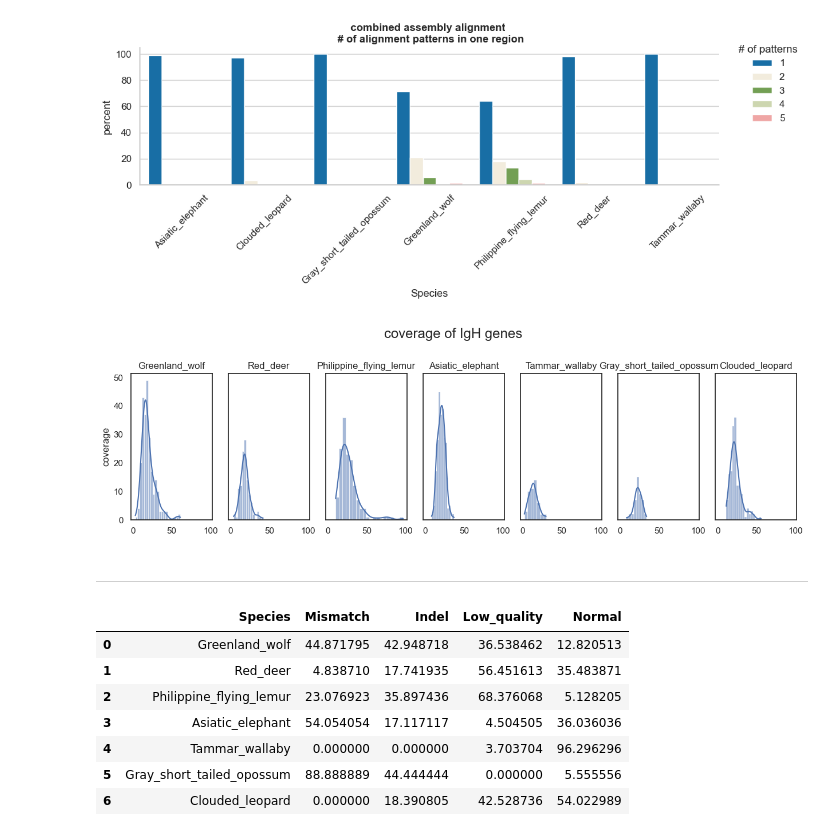
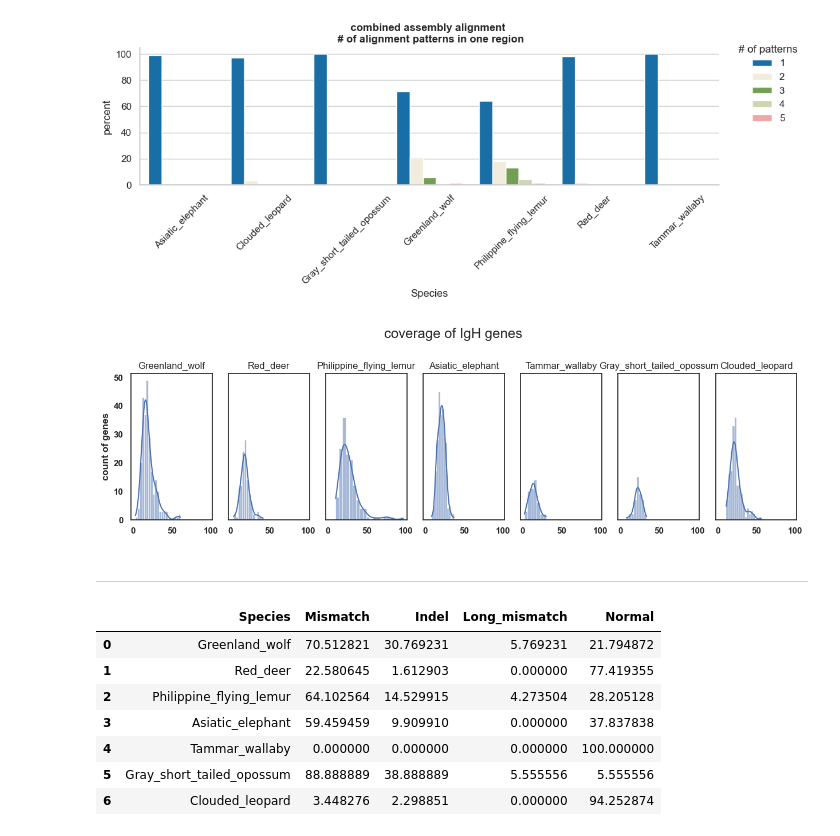
Before and after one commit to phylo-lab-usc/CloseRead_ig-assembly-eval, a Jupyter notebook: pri_comb_analysis.ipynb, the cells around one changed output. Drawn from its saved outputs; the diff is of its cells as text; code cells hidden in the pictures.

```diff
--- a/pri_comb_analysis.ipynb
+++ b/pri_comb_analysis.ipynb
@@ -127,52 +127,52 @@ plt.savefig("combined_pattern.svg", format="svg", bbox_inches = "tight")
 # %%
 sns.set_theme(style="white")
 plt.rcParams['figure.figsize'] = (15,4)
 
 first_key = list(combined_coverage.keys())
 
 fig, (ax1, ax2, ax3, ax4, ax5, ax6, ax7) = plt.subplots(ncols=7, sharey=True, sharex=True)
 sns.histplot(combined_coverage[first_key[0]], ax=ax1, kde=True)
 sns.histplot(combined_coverage[first_key[1]], ax=ax2, kde=True)
 sns.histplot(combined_coverage[first_key[2]], ax=ax3, kde=True)
 sns.histplot(combined_coverage[first_key[3]], ax=ax4, kde=True)
 sns.histplot(combined_coverage[first_key[4]], ax=ax5, kde=True)
 sns.histplot(combined_coverage[first_key[5]], ax=ax6, kde=True)
 sns.histplot(combined_coverage[first_key[6]], ax=ax7, kde=True)
 
 ax1.title.set_text(first_key[0])
 ax2.title.set_text(first_key[1])
 ax3.title.set_text(first_key[2])
 ax4.title.set_text(first_key[3])
 ax5.title.set_text(first_key[4])
 ax6.title.set_text(first_key[5])
 ax7.title.set_text(first_key[6])
-ax1.set_ylabel('coverage')
+ax1.set_ylabel('count of genes')
 st = fig.suptitle("coverage of IgH genes", fontsize="x-large")
 st.set_y(0.95)
 fig.subplots_adjust(top=0.75)
 # %% [output]
-[figure, old version]
+[figure, new version]
 # %% [markdown]
 ---
 # %%
-primary = pd.read_excel("primary_results/primary_notExtend.xlsx" , sheet_name=None)
+primary = pd.read_excel("primary_notExtend.xlsx" , sheet_name=None)
 sheets = list(primary.keys())
 primary_summay = pd.DataFrame()
 for name in sheets:
     df2 = pd.DataFrame([[primary[name]['mismatch'].sum()/(primary[name].shape[0])*100,
                          primary[name]['indel'].sum()/(primary[name].shape[0])*100,
-                         primary[name]['low_quality'].sum()/(primary[name].shape[0])*100,
+                         primary[name]['long_mismatch'].sum()/(primary[name].shape[0])*100,
                          primary[name]['normal'].sum()/(primary[name].shape[0])*100]], index=[name])
     primary_summay = pd.concat([primary_summay ,df2])
 primary_summay = primary_summay.reset_index()
-primary_summay.columns = ['Species', 'Mismatch', 'Indel', 'Low_quality', 'Normal']
+primary_summay.columns = ['Species', 'Mismatch', 'Indel', 'Long_mismatch', 'Normal']
 primary_summay
 # %% [output]
-|  | Species | Mismatch | Indel | Low_quality | Normal |
-| 0 | Greenland_wolf | 44.871795 | 42.948718 | 36.538462 | 12.820513 |
-| 1 | Red_deer | 4.838710 | 17.741935 | 56.451613 | 35.483871 |
-| 2 | Philippine_flying_lemur | 23.076923 | 35.897436 | 68.376068 | 5.128205 |
-| 3 | Asiatic_elephant | 54.054054 | 17.117117 | 4.504505 | 36.036036 |
-| 4 | Tammar_wallaby | 0.000000 | 0.000000 | 3.703704 | 96.296296 |
-| 5 | Gray_short_tailed_opossum | 88.888889 | 44.444444 | 0.000000 | 5.555556 |
-| 6 | Clouded_leopard | 0.000000 | 18.390805 | 42.528736 | 54.022989 |
+|  | Species | Mismatch | Indel | Long_mismatch | Normal |
+| 0 | Greenland_wolf | 70.512821 | 30.769231 | 5.769231 | 21.794872 |
+| 1 | Red_deer | 22.580645 | 1.612903 | 0.000000 | 77.419355 |
+| 2 | Philippine_flying_lemur | 64.102564 | 14.529915 | 4.273504 | 28.205128 |
+| 3 | Asiatic_elephant | 59.459459 | 9.909910 | 0.000000 | 37.837838 |
+| 4 | Tammar_wallaby | 0.000000 | 0.000000 | 0.000000 | 100.000000 |
+| 5 | Gray_short_tailed_opossum | 88.888889 | 38.888889 | 5.555556 | 5.555556 |
+| 6 | Clouded_leopard | 3.448276 | 2.298851 | 0.000000 | 94.252874 |
```
Also changed, not shown: parts of 5 cells of this notebook.
